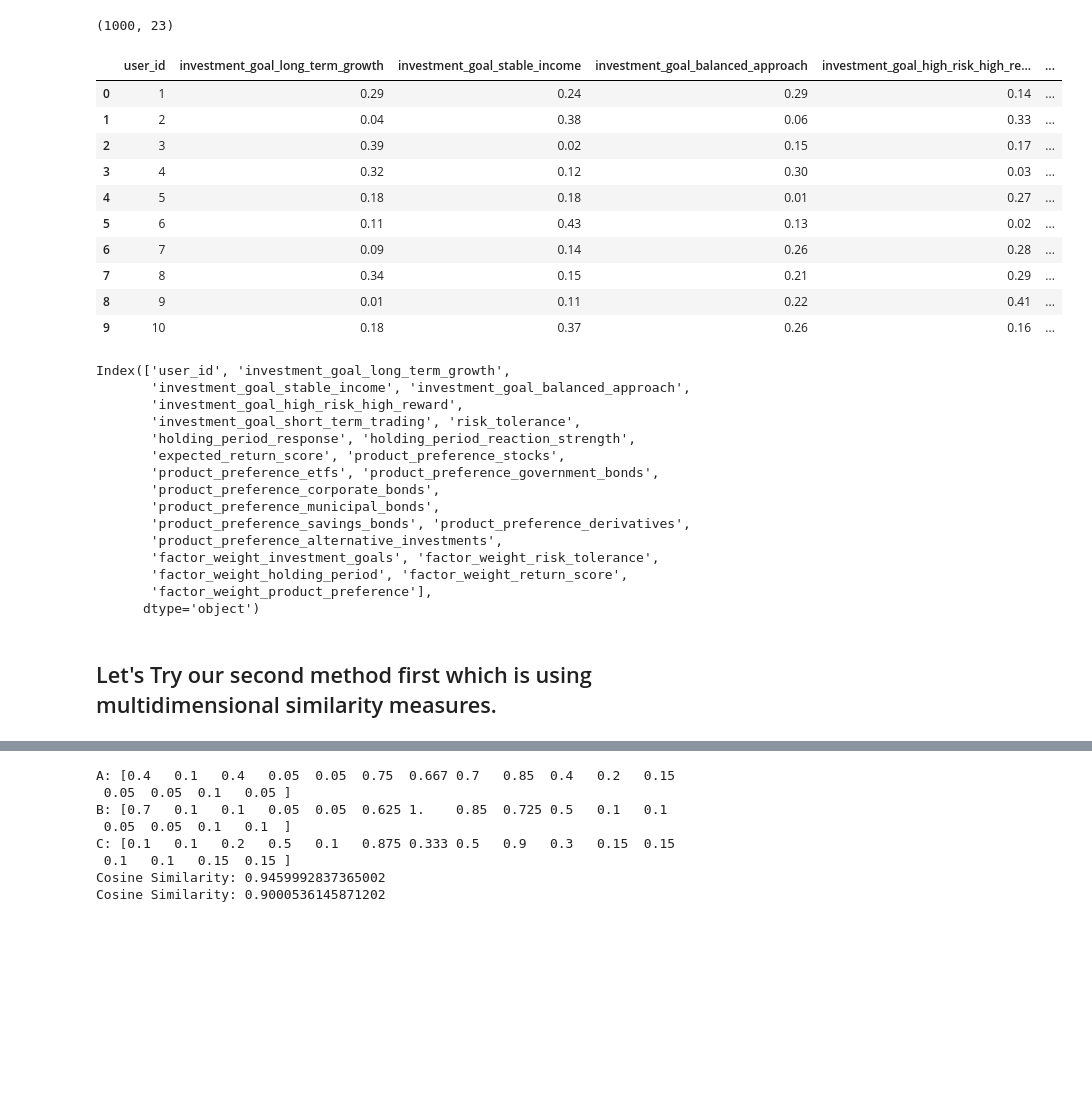
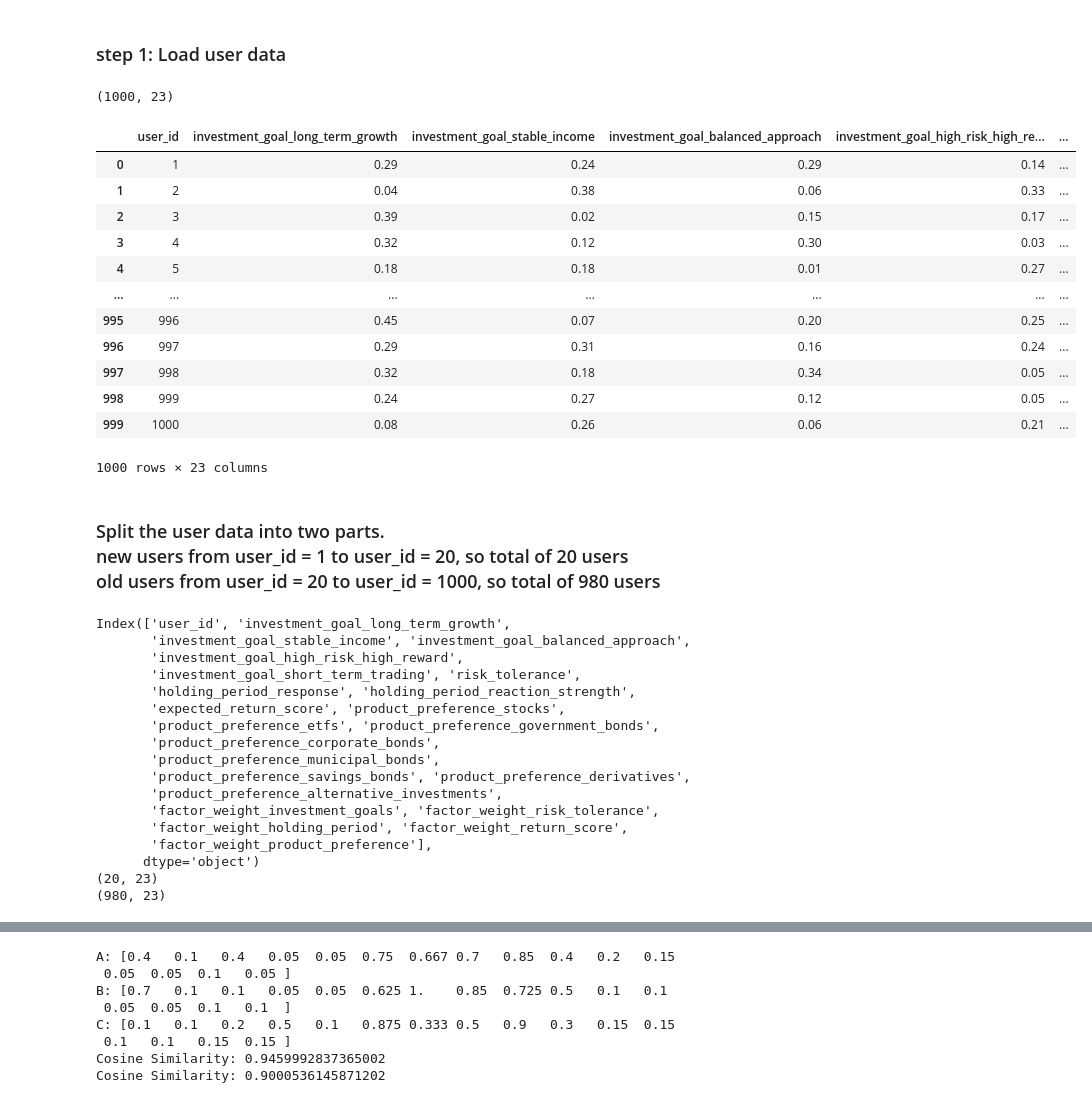
Before and after one commit to choKaylee/WealthSmart, a Jupyter notebook: model_tesitng.ipynb, the cells around one changed output, grey strips where cells are left out. Drawn from its saved outputs; the diff is of its cells as text; code cells hidden in the pictures; blank space fills up the shorter version.

Commit message:
added all the methods

```diff
--- a/model_tesitng.ipynb
+++ b/model_tesitng.ipynb
@@ -1,30 +3,39 @@
+# %% [markdown]
+### step 1: Load user data
 # %%
 import pandas as pd
 
 pd.set_option('display.max_rows', 500)
 pd.set_option('display.max_columns', 500)
 
 user_data = pd.read_csv("/Users/kayleecho/Documents/data science projects/recommendation_system/synthetic_user_data.csv", sep=",")
 print(user_data.shape)
 user_data.head(10)
+user_data
 # %% [output]
 (1000, 23)
 |  | user_id | investment_goal_long_term_growth | investment_goal_stable_income | investment_goal_balanced_approach | investment_goal_high_risk_high_re... | ... |
 | 0 | 1 | 0.29 | 0.24 | 0.29 | 0.14 | ... |
 | 1 | 2 | 0.04 | 0.38 | 0.06 | 0.33 | ... |
 | 2 | 3 | 0.39 | 0.02 | 0.15 | 0.17 | ... |
 | 3 | 4 | 0.32 | 0.12 | 0.30 | 0.03 | ... |
 | 4 | 5 | 0.18 | 0.18 | 0.01 | 0.27 | ... |
-| 5 | 6 | 0.11 | 0.43 | 0.13 | 0.02 | ... |
-| 6 | 7 | 0.09 | 0.14 | 0.26 | 0.28 | ... |
-| 7 | 8 | 0.34 | 0.15 | 0.21 | 0.29 | ... |
-| 8 | 9 | 0.01 | 0.11 | 0.22 | 0.41 | ... |
-| 9 | 10 | 0.18 | 0.37 | 0.26 | 0.16 | ... |
+| ... | ... | ... | ... | ... | ... | ... |
+| 995 | 996 | 0.45 | 0.07 | 0.20 | 0.25 | ... |
+| 996 | 997 | 0.29 | 0.31 | 0.16 | 0.24 | ... |
+| 997 | 998 | 0.32 | 0.18 | 0.34 | 0.05 | ... |
+| 998 | 999 | 0.24 | 0.27 | 0.12 | 0.05 | ... |
+| 999 | 1000 | 0.08 | 0.26 | 0.06 | 0.21 | ... |
+1000 rows × 23 columns
+# %% [markdown]
+### Split the user data into two parts. <br> new users from user_id = 1 to user_id = 20, so total of 20 users <br> old users from user_id = 20 to user_id = 1000, so total of 980 users
 # %%
-new_users = user_data[0:19]
+new_users = user_data[0:20]
 old_users = user_data[20:]
 
-user_data.columns
+print(user_data.columns)
+print(new_users.shape)
+print(old_users.shape)
 # %% [output]
 Index(['user_id', 'investment_goal_long_term_growth',
        'investment_goal_stable_income', 'investment_goal_balanced_approach',
@@ -41,5 +52,5 @@ Index(['user_id', 'investment_goal_long_term_growth',
        'factor_weight_holding_period', 'factor_weight_return_score',
        'factor_weight_product_preference'],
       dtype='object')
+(20, 23)
+(980, 23)
-# %% [markdown]
-## Let's Try our second method first which is using multidimensional similarity measures.
```
Also changed, not shown: parts of 36 cells of this notebook.
